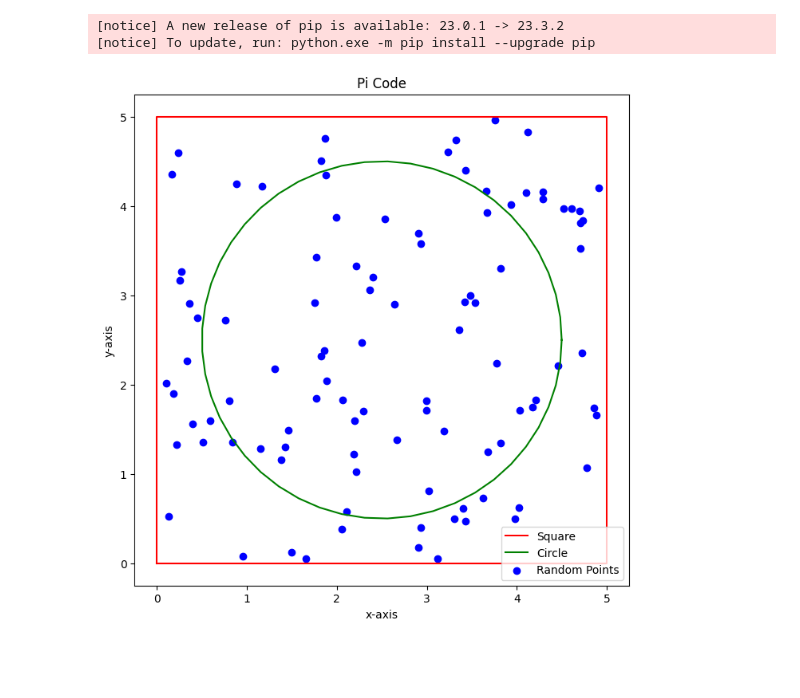
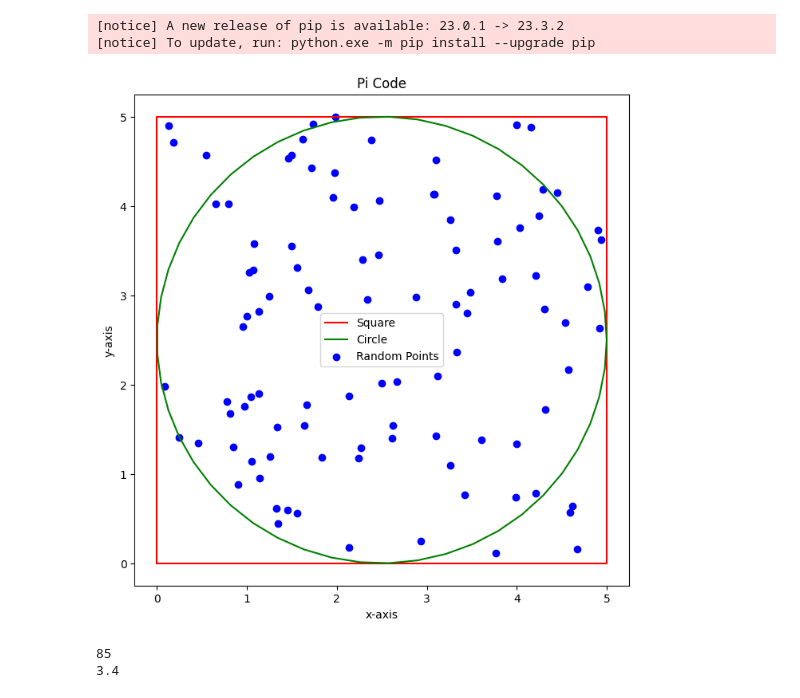
Before and after one commit to RyanNease/Intro-Python-Project, a Jupyter notebook: pi_code.ipynb, the cells around one changed output. Saved outputs shown, nothing was run; the diff lists cells and outputs as text; code cells hidden in the pictures; blank space fills up the shorter version.

```diff
--- a/pi_code.ipynb
+++ b/pi_code.ipynb
@@ -21,28 +21,50 @@ Requirement already satisfied: six>=1.5 in c:\users\ryan\appdata\local\programs\
 [notice] A new release of pip is available: 23.0.1 -> 23.3.2
 [notice] To update, run: python.exe -m pip install --upgrade pip
 # %%
-def picode(sidelength,radius,points):
+def picode(sidelength,radius,points): #creates a function that takes into account the sidelength, radius, and # of points
 
+    #creates the square given the sidelength
     squarex= np.array([0,sidelength,sidelength,0,0])
     squarey= np.array([0,0,sidelength,sidelength,0])
+
+
+    #creates the circle given the radius and uses sidelength to center the circle
 
     theta = np.linspace(0,2*np.pi,50)
     circlex = radius*np.cos(theta)+sidelength/2
     circley = radius*np.sin(theta)+sidelength/2
 
+    # creates random points on the graph
+
     randomx = np.random.uniform(0,sidelength,points)
     randomy = np.random.uniform(0,sidelength,points)
 
+    # method of finding if a point is within the circle
+
+    insidecircle = np.sqrt((randomx-sidelength/2)**2+(randomy-sidelength/2)**2)<= radius
+
+
+    #creating the graph
     plt.figure(figsize=(8,8))
     plt.plot(squarex,squarey,label='Square',color='r')
     plt.plot(circlex,circley,label='Circle',color='g')
     plt.scatter(randomx,randomy,label="Random Points",color='b')
     plt.title("Pi Code")
     plt.xlabel('x-axis')
     plt.ylabel('y-axis')
     plt.legend()
     plt.show()
 
-picode(5,2,100)
+
+    #solve for pi
+    estimatepi= 4*(np.sum(insidecircle)/points)
+    print(np.sum(insidecircle))
+    print(estimatepi)
+
+
+
+picode(5,2.5,100)
 # %% [output]
-[figure, old version]
+[figure, new version]
+85
+3.4
```
Also changed, not shown: parts of 1 cell of this notebook.
